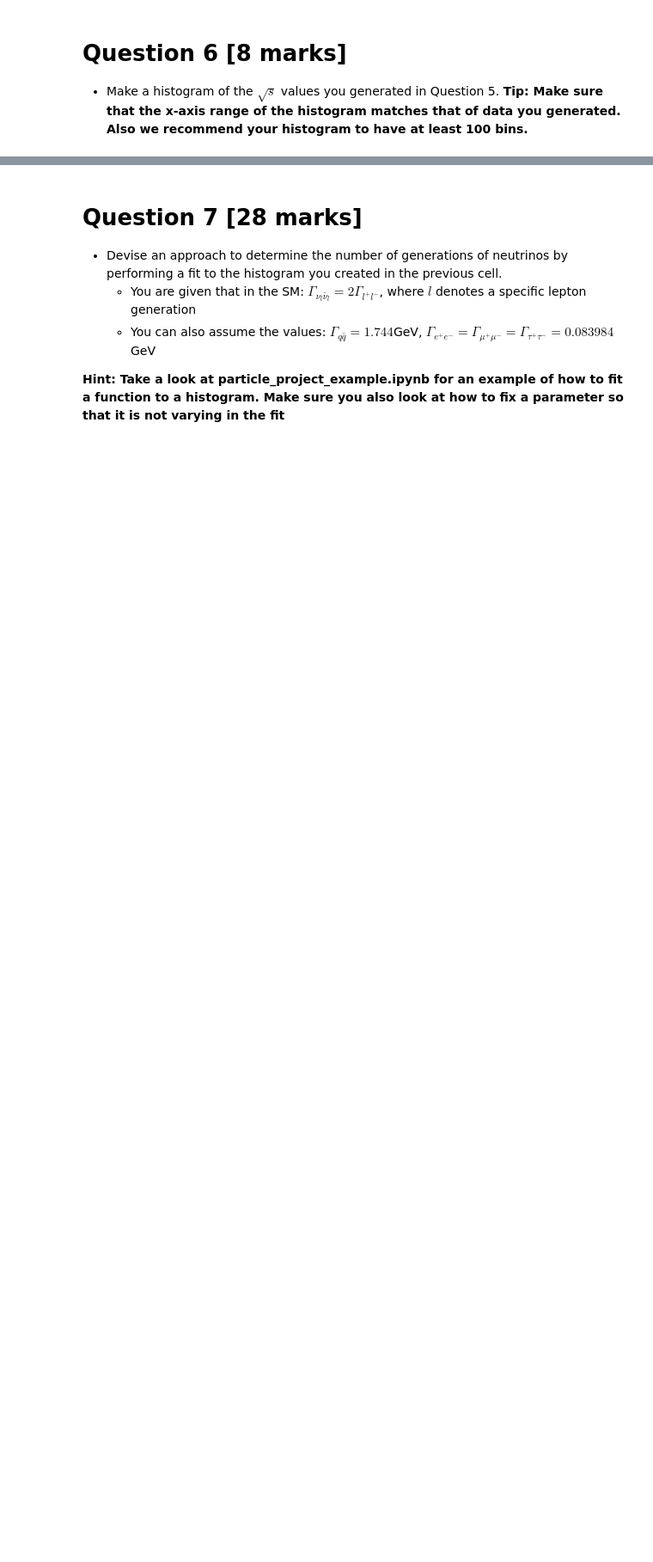
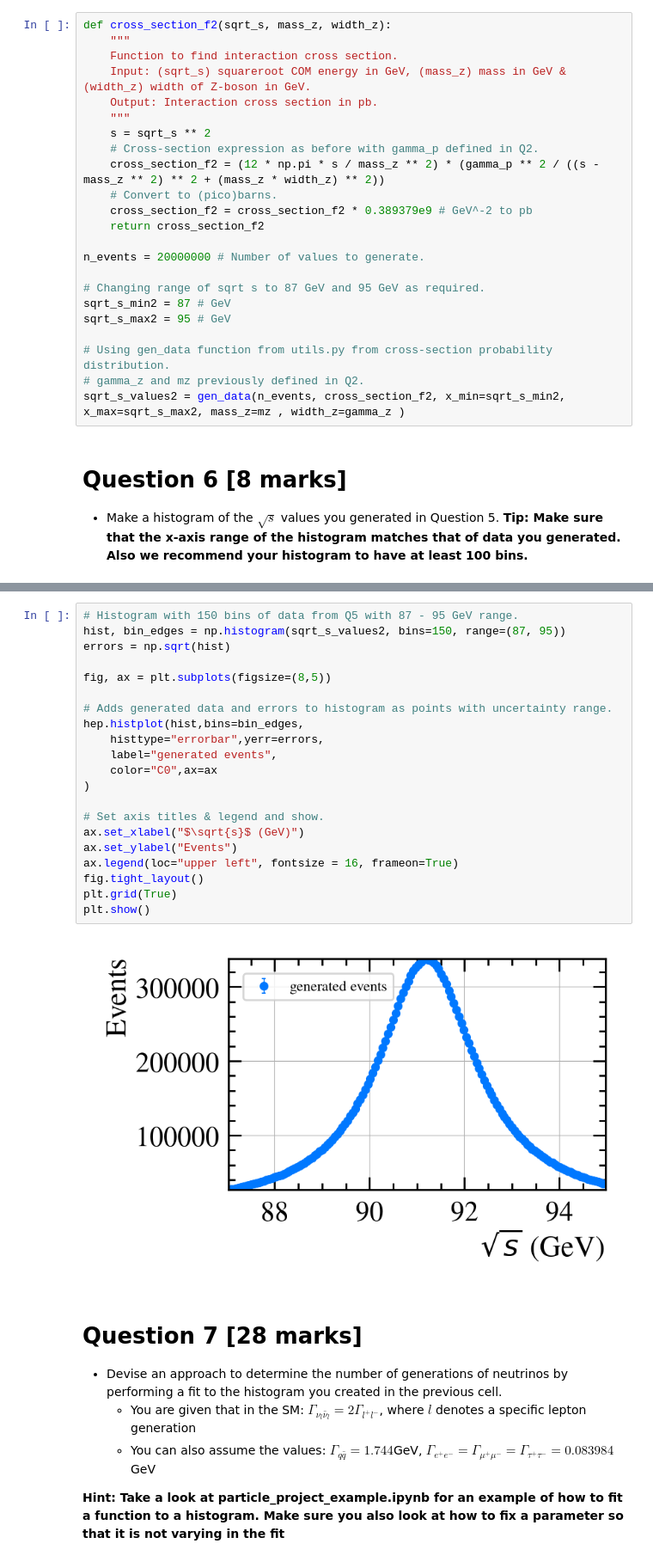
Before and after one commit to PastaShapes/particle-1-AH-JH-RYN, a Jupyter notebook: particle_1_AH_JH_RYN.ipynb, the cells around one changed output, grey strips where cells are left out. Shown at 86% size. Saved outputs shown, nothing was run; the diff lists cells and outputs as text; blank space fills up the shorter version.

```diff
--- a/particle_1_AH_JH_RYN.ipynb
+++ b/particle_1_AH_JH_RYN.ipynb
@@ -123,3 +114,26 @@ def cross_section_f2(sqrt_s, mass, width_z):
+# %%
+def cross_section_f2(sqrt_s, mass_z, width_z):
+    """
+    Function to find interaction cross section.
+    Input: (sqrt_s) squareroot COM energy in GeV, (mass_z) mass in GeV & (width_z) width of Z-boson in GeV.
+    Output: Interaction cross section in pb.
+    """
+    s = sqrt_s ** 2
+    # Cross-section expression as before with gamma_p defined in Q2.
+    cross_section_f2 = (12 * np.pi * s / mass_z ** 2) * (gamma_p ** 2 / ((s - mass_z ** 2) ** 2 + (mass_z * width_z) ** 2))
+    # Convert to (pico)barns.
+    cross_section_f2 = cross_section_f2 * 0.389379e9 # GeV^-2 to pb
+    return cross_section_f2
+
+n_events = 20000000 # Number of values to generate.
+
+# Changing range of sqrt s to 87 GeV and 95 GeV as required.
+sqrt_s_min2 = 87 # GeV
+sqrt_s_max2 = 95 # GeV
+
+# Using gen_data function from utils.py from cross-section probability distribution.
+# gamma_z and mz previously defined in Q2.
+sqrt_s_values2 = gen_data(n_events, cross_section_f2, x_min=sqrt_s_min2, x_max=sqrt_s_max2, mass_z=mz , width_z=gamma_z )
 # %% [markdown]
 # Question 6 [8 marks]
 - Make a histogram of the $\sqrt{s}$  values you generated in Question 5.  **Tip: Make sure that the x-axis range of the histogram matches that of data you generated. Also we recommend your histogram to have at least 100 bins.**
@@ -145,3 +140,26 @@ plt.show()
+# %%
+# Histogram with 150 bins of data from Q5 with 87 - 95 GeV range.
+hist, bin_edges = np.histogram(sqrt_s_values2, bins=150, range=(87, 95))
+errors = np.sqrt(hist)
+
+fig, ax = plt.subplots(figsize=(8,5))
+
+# Adds generated data and errors to histogram as points with uncertainty range.
+hep.histplot(hist,bins=bin_edges,
+    histtype="errorbar",yerr=errors,
+    label="generated events",
+    color="C0",ax=ax
+)
+
+# Set axis titles & legend and show.
+ax.set_xlabel("$\sqrt{s}$ (GeV)")
+ax.set_ylabel("Events")
+ax.legend(loc="upper left", fontsize = 16, frameon=True)
+fig.tight_layout()
+plt.grid(True)
+plt.show()
+# %% [output]
+[figure, added]
 # %% [markdown]
 # Question 7 [28 marks] #
 - Devise an approach to determine the number of generations of neutrinos by performing a fit to the histogram you created in the previous cell.
```
Also changed, not shown: parts of 3 cells of this notebook.
